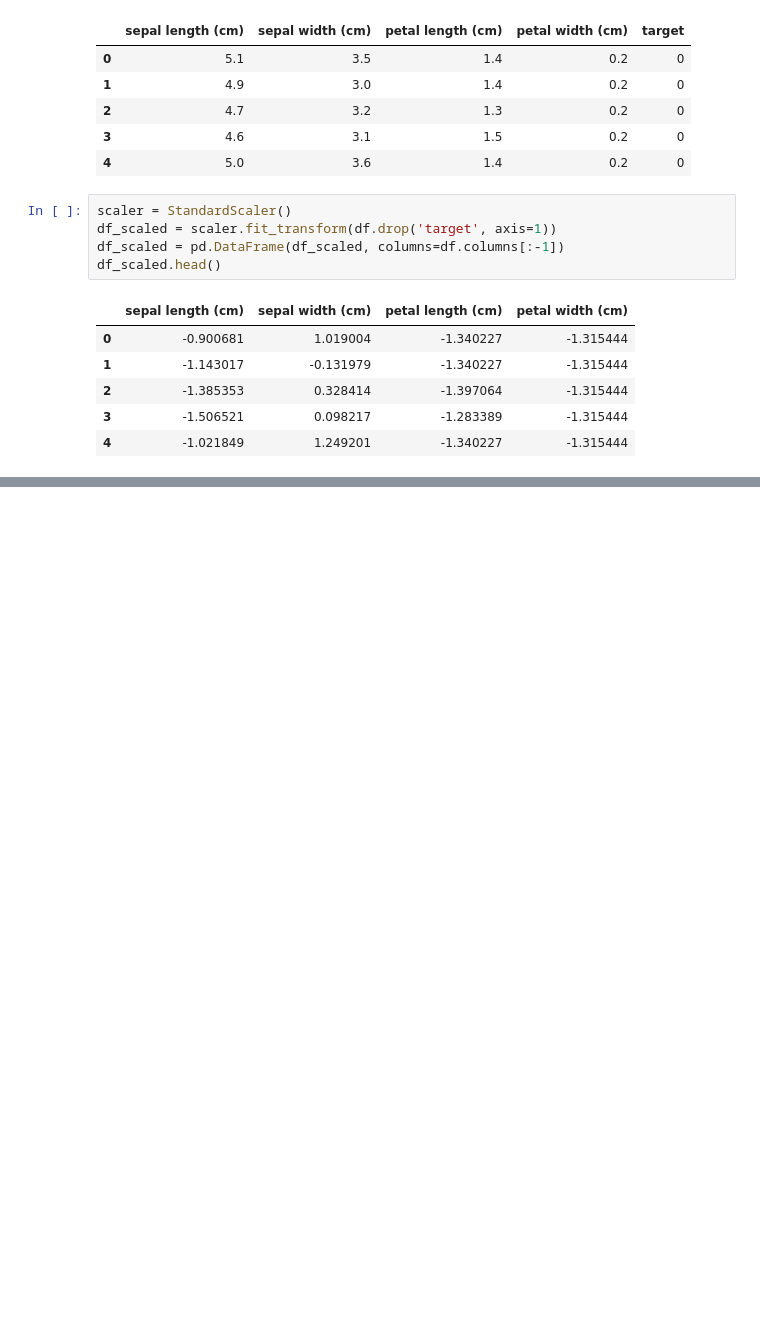
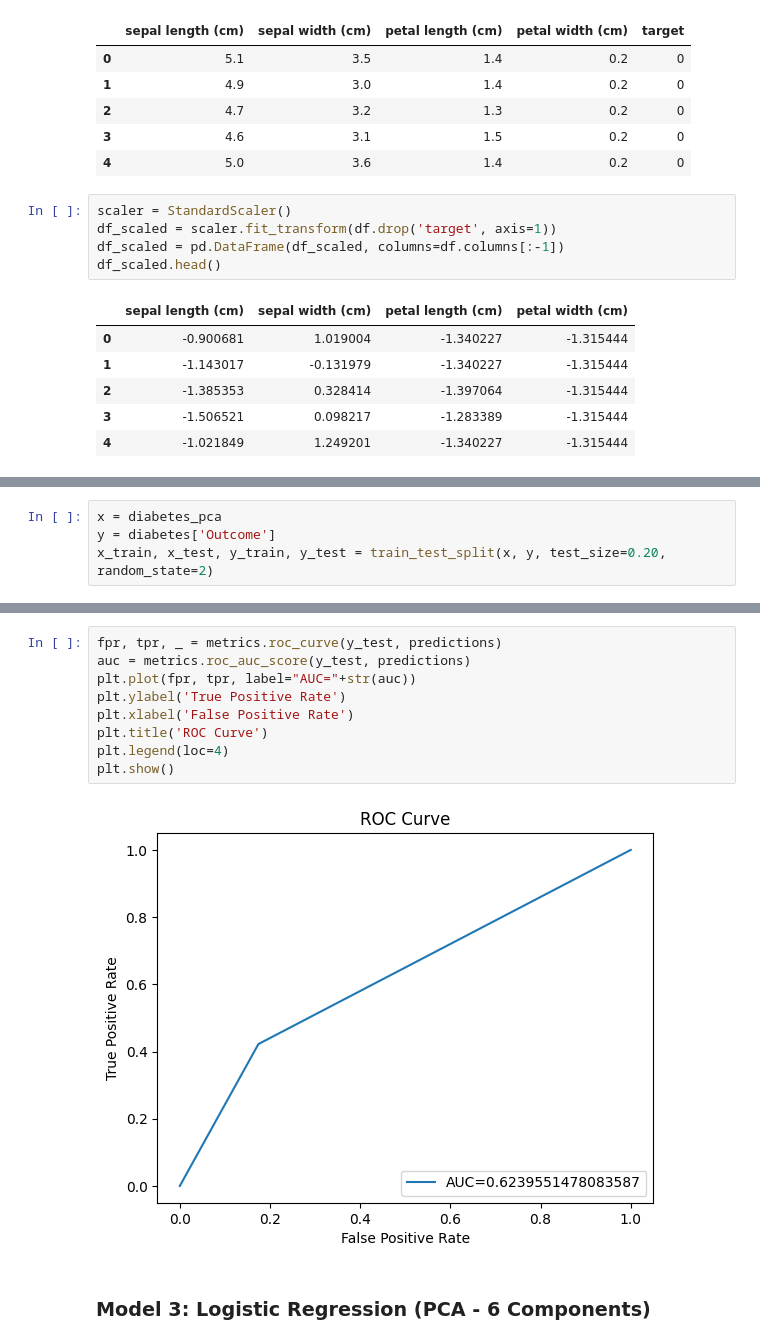
Before and after one commit to Haris-09/Machine-Learning, a Jupyter notebook: Principal_Component_Analysis_(PCA).ipynb, the cells around one changed output, grey strips where cells are left out. Drawn from its saved outputs; the diff is of its cells as text; blank space fills up the shorter version.

```diff
--- a/Principal_Component_Analysis_(PCA).ipynb
+++ b/Principal_Component_Analysis_(PCA).ipynb
@@ -56,0 +173,4 @@ plt.show()
+# %%
+x = diabetes_pca
+y = diabetes['Outcome']
+x_train, x_test, y_train, y_test = train_test_split(x, y, test_size=0.20, random_state=2)
@@ -56,0 +207,13 @@ plt.show()
+# %%
+fpr, tpr, _ = metrics.roc_curve(y_test, predictions)
+auc = metrics.roc_auc_score(y_test, predictions)
+plt.plot(fpr, tpr, label="AUC="+str(auc))
+plt.ylabel('True Positive Rate')
+plt.xlabel('False Positive Rate')
+plt.title('ROC Curve')
+plt.legend(loc=4)
+plt.show()
+# %% [output]
+[figure, added]
+# %% [markdown]
+### Model 3: Logistic Regression (PCA - 6 Components)
```
Also changed, not shown: parts of 36 cells of this notebook.
